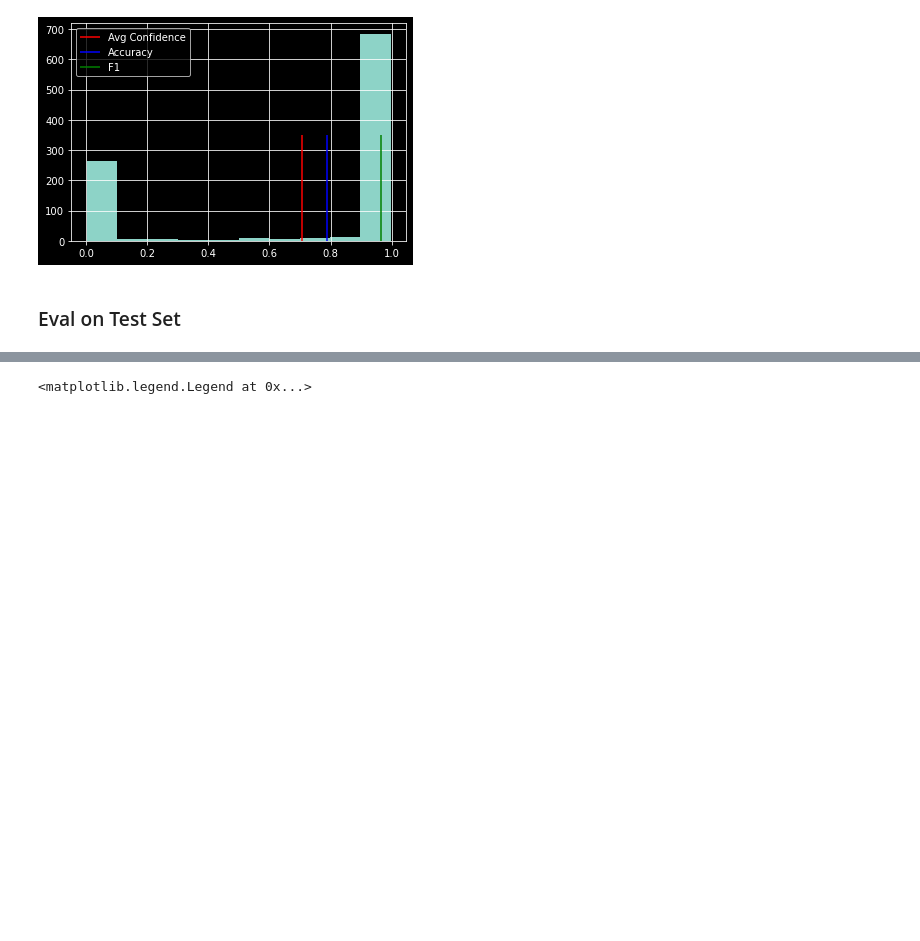
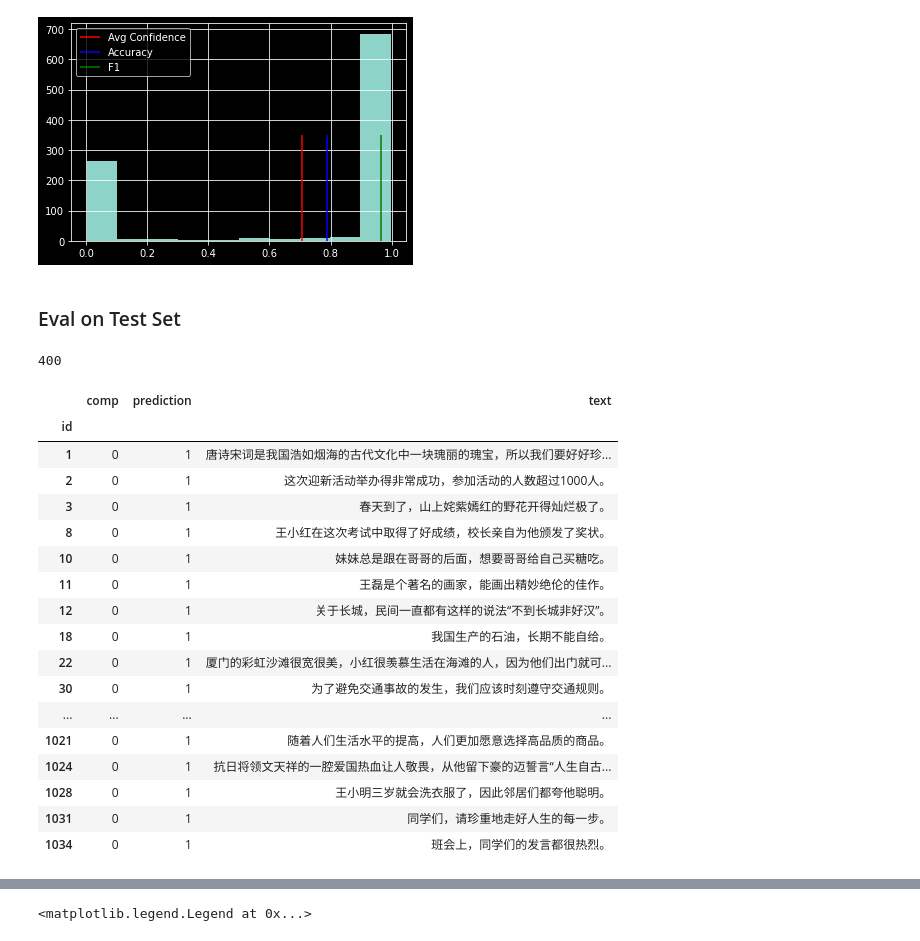
Before and after one commit to holajoa/chinese-grammar-error-detection, a Jupyter notebook: notebooks/predict.ipynb, the cells around one changed output, grey strips where cells are left out. Saved outputs shown, nothing was run; the diff lists cells and outputs as text; code cells hidden in the pictures; blank space fills up the shorter version.

```diff
--- a/notebooks/predict.ipynb
+++ b/notebooks/predict.ipynb
@@ -214,2 +203,36 @@ plt.legend()
 prediction = apply_ged_pipeline(test_df.text.values, majority_vote=True)
 ntf()
+# %%
+data = test_df.copy(deep=True)
+data['comp'] = pd.read_csv('../submissions/submission-v3-0.75624.csv', delimiter='\t').set_index('id').label
+
+data['prediction'] = prediction[0]
+# pred_df = pd.read_csv('../submissions-aug/submission.csv', delimiter='\t')
+# pred_df['id'] = range(1, 1+len(pred_df))
+# pred_df.set_index('id', inplace=True)
+# data['prediction'] = pred_df.label
+
+data = data[['comp', 'prediction', 'text']]
+print(len(data[data.comp != data.prediction]))
+with pd.option_context('display.max_rows', None, 'display.max_columns', None):
+    display(data[data.comp != data.prediction])
+# %% [output]
+400
+|  | comp | prediction | text |
+| id |  |  |  |
+| 1 | 0 | 1 | 唐诗宋词是我国浩如烟海的古代文化中一块瑰丽的瑰宝，所以我们要好好珍... |
+| 2 | 0 | 1 | 这次迎新活动举办得非常成功，参加活动的人数超过1000人。 |
+| 3 | 0 | 1 | 春天到了，山上姹紫嫣红的野花开得灿烂极了。 |
+| 8 | 0 | 1 | 王小红在这次考试中取得了好成绩，校长亲自为他颁发了奖状。 |
+| 10 | 0 | 1 | 妹妹总是跟在哥哥的后面，想要哥哥给自己买糖吃。 |
+| 11 | 0 | 1 | 王磊是个著名的画家，能画出精妙绝伦的佳作。 |
+| 12 | 0 | 1 | 关于长城，民间一直都有这样的说法“不到长城非好汉”。 |
+| 18 | 0 | 1 | 我国生产的石油，长期不能自给。 |
+| 22 | 0 | 1 | 厦门的彩虹沙滩很宽很美，小红很羡慕生活在海滩的人，因为他们出门就可... |
+| 30 | 0 | 1 | 为了避免交通事故的发生，我们应该时刻遵守交通规则。 |
+| ... | ... | ... | ... |
+| 1021 | 0 | 1 | 随着人们生活水平的提高，人们更加愿意选择高品质的商品。 |
+| 1024 | 0 | 1 | 抗日将领文天祥的一腔爱国热血让人敬畏，从他留下豪的迈誓言“人生自古... |
+| 1028 | 0 | 1 | 王小明三岁就会洗衣服了，因此邻居们都夸他聪明。 |
+| 1031 | 0 | 1 | 同学们，请珍重地走好人生的每一步。 |
+| 1034 | 0 | 1 | 班会上，同学们的发言都很热烈。 |
```
Also changed, not shown: parts of 13 cells of this notebook, 41 other files.
